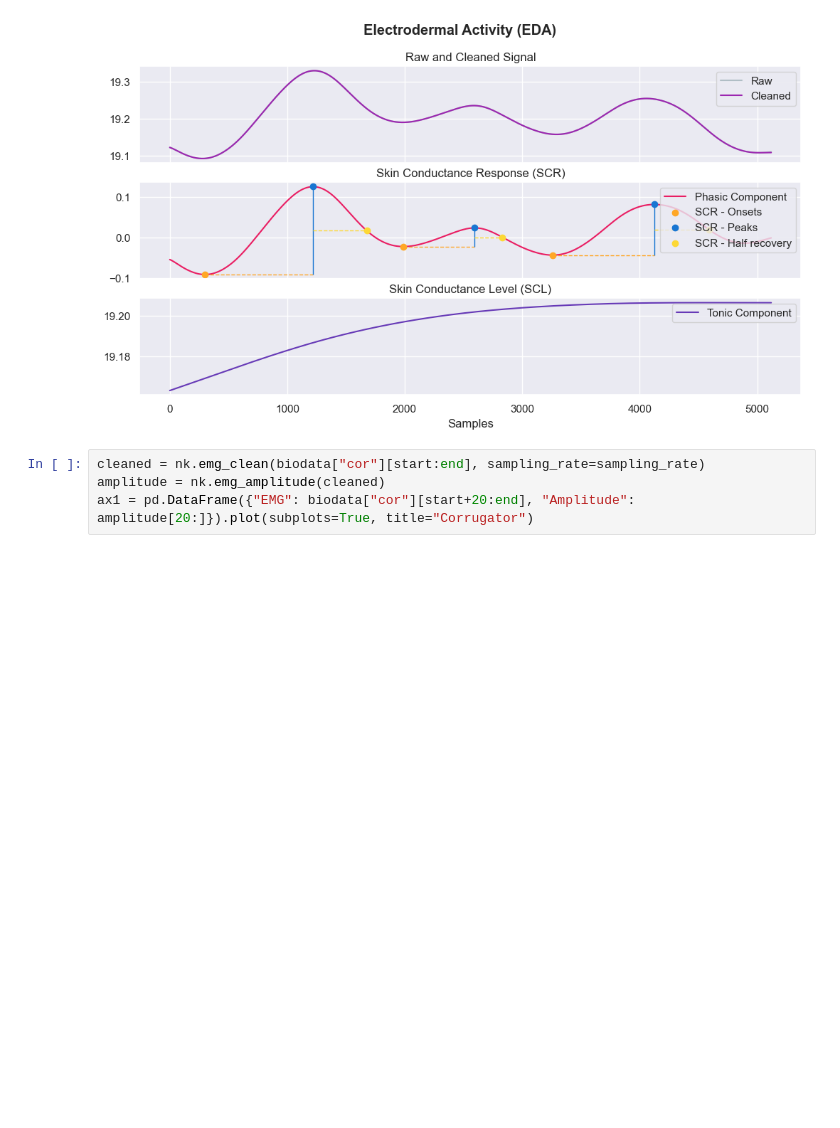
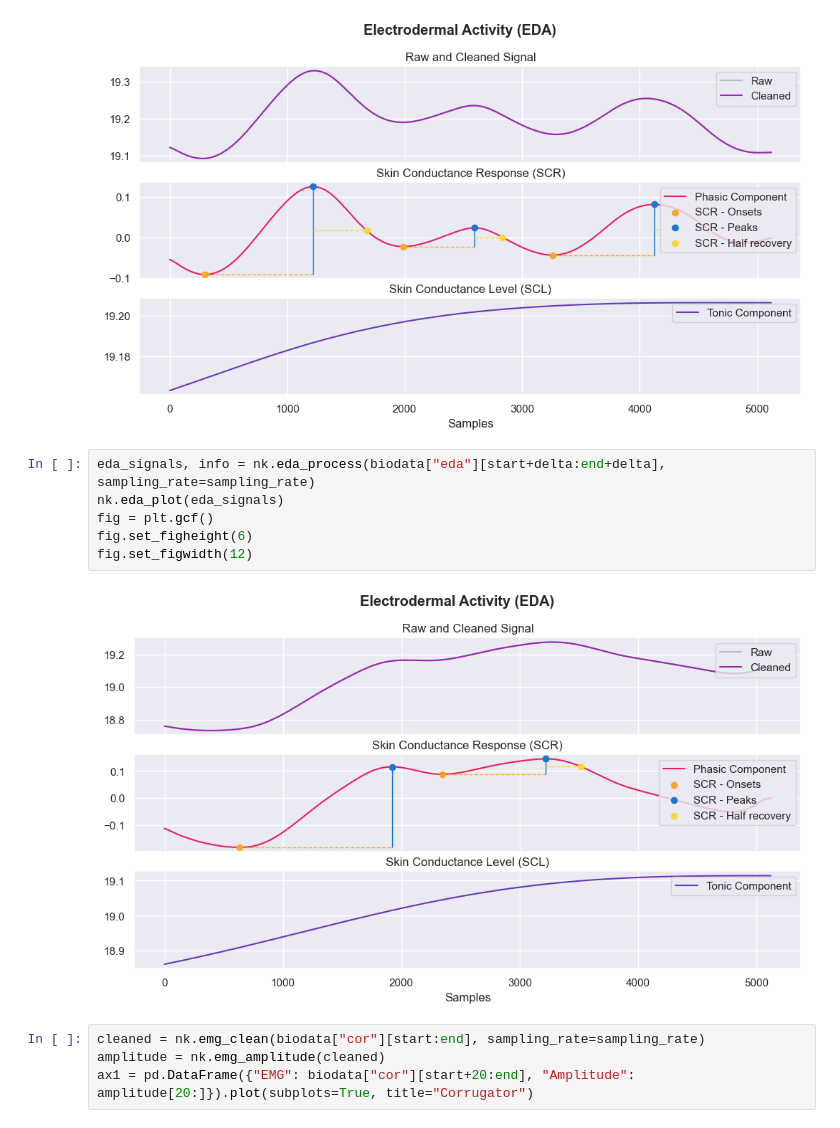
Before and after one commit to sven-knoblauch/PainLevelShiftDetection, a Jupyter notebook: DatasetExploration/intense_dataset.ipynb, the cells around one changed output. Drawn from its saved outputs; the diff is of its cells as text; blank space fills up the shorter version.

```diff
--- a/DatasetExploration/intense_dataset.ipynb
+++ b/DatasetExploration/intense_dataset.ipynb
@@ -46,6 +57,14 @@ fig.set_figheight(6)
 fig.set_figwidth(12)
 # %% [output]
 [figure]
+# %%
+eda_signals, info = nk.eda_process(biodata["eda"][start+delta:end+delta], sampling_rate=sampling_rate)
+nk.eda_plot(eda_signals)
+fig = plt.gcf()
+fig.set_figheight(6)
+fig.set_figwidth(12)
+# %% [output]
+[figure, added]
 # %%
 cleaned = nk.emg_clean(biodata["cor"][start:end], sampling_rate=sampling_rate)
 amplitude = nk.emg_amplitude(cleaned)
```
Also changed, not shown: parts of 4 cells of this notebook, 17 other files.
